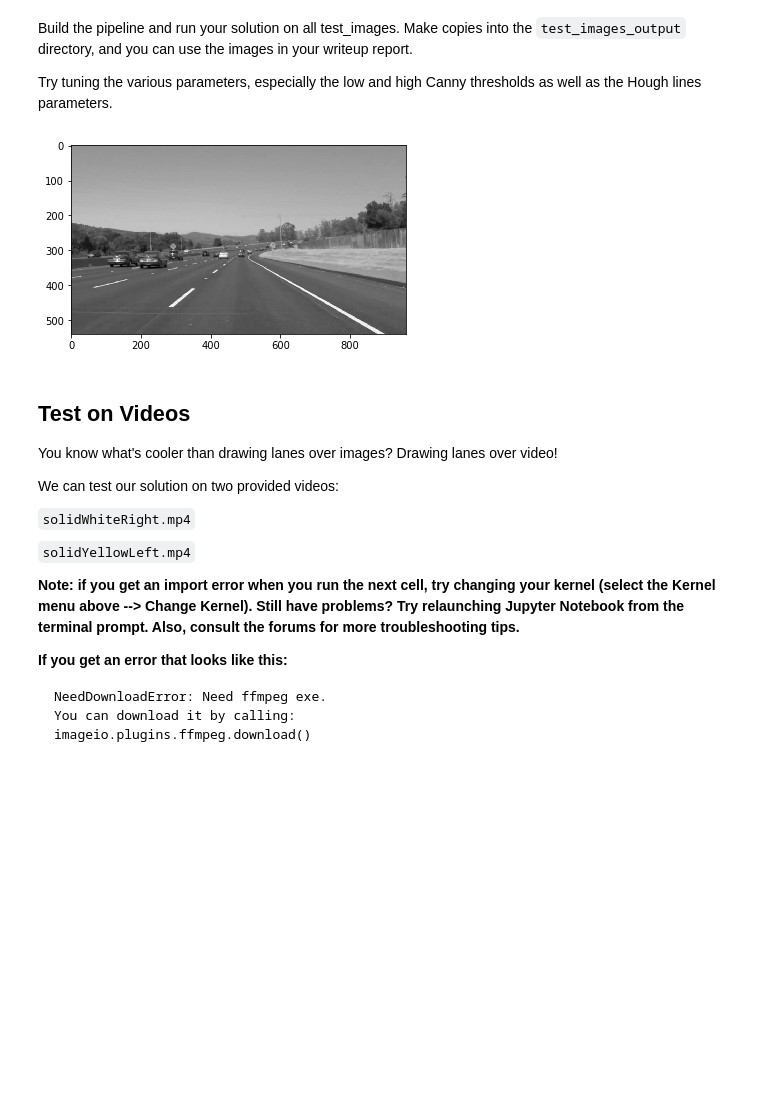
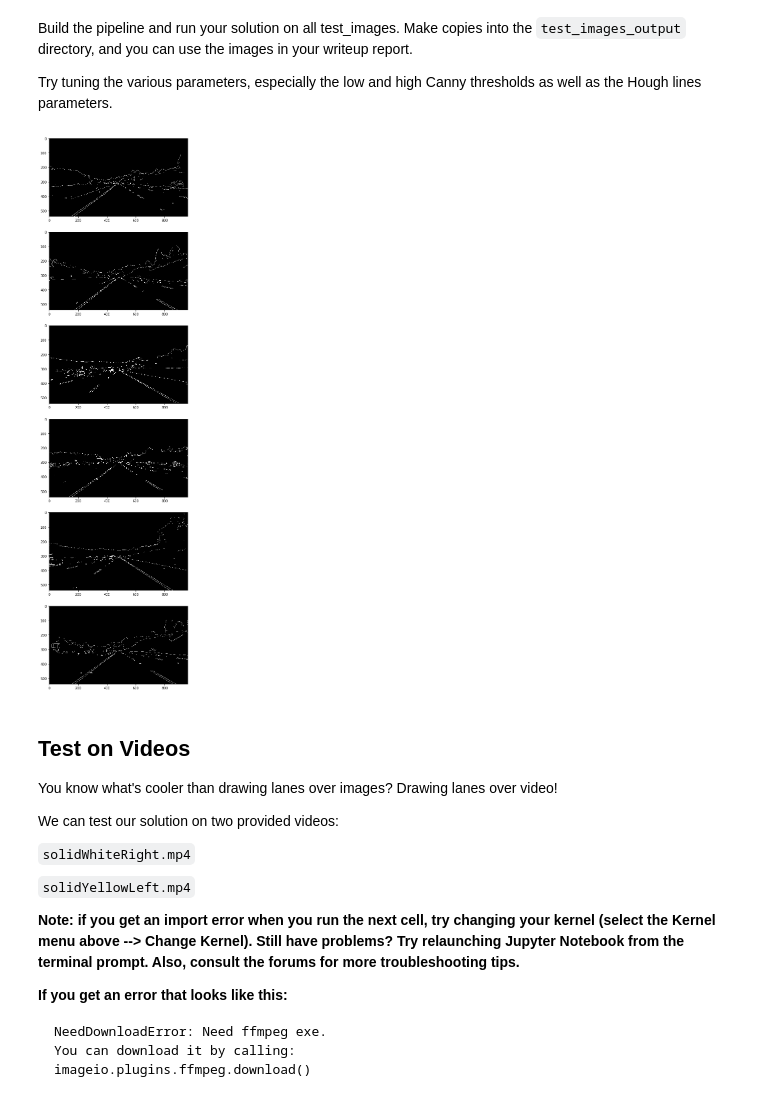
Before and after one commit to PedroHRPBS/CarND-LaneLines-P1, a Jupyter notebook: P1.ipynb, the cells around one changed output. Cells and saved outputs as stored; diff of their text form; code cells hidden in the pictures; blank space fills up the shorter version.

Commit message:
feat: Show multiple plots
All pictures are shown together for tests.

```diff
--- a/P1.ipynb
+++ b/P1.ipynb
@@ -201,11 +201,16 @@ for i in range(0, 6):
 
 def pipeline(img):
     gray_img = grayscale(img)
-    plt.imshow(gray_img, cmap='gray')
+    gray_img_blur = gaussian_blur(gray_img, 5)
+    edges = canny(gray_img_blur, 100, 150)
+    plt.imshow(edges, cmap='gray')
-# %%
-pipeline(image[2])
-# %% [output]
-[figure, removed]
+# %%
+fig=plt.figure(figsize=(30, 30))
+for i in range(0, 6):
+    fig.add_subplot(6, 1, i+1)
+    pipeline(image[i])
+# %% [output]
+[figure, added]
 # %% [markdown]
 ## Test on Videos
 
```
